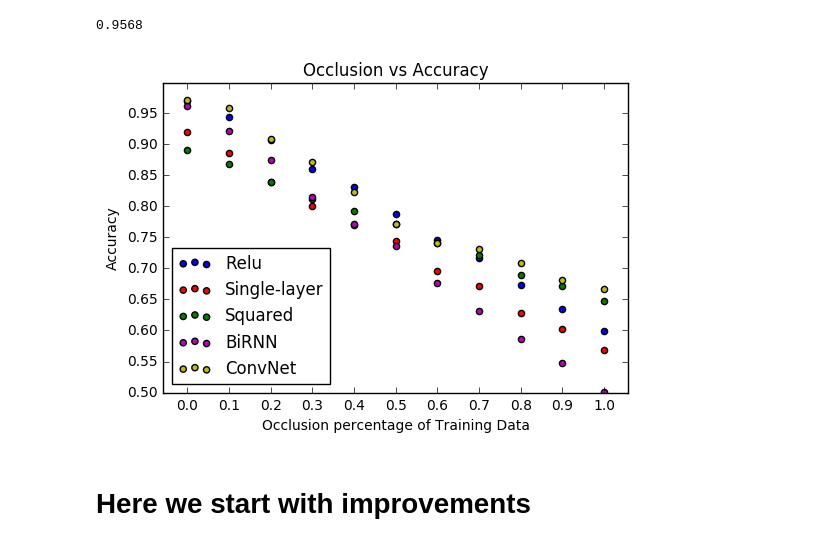
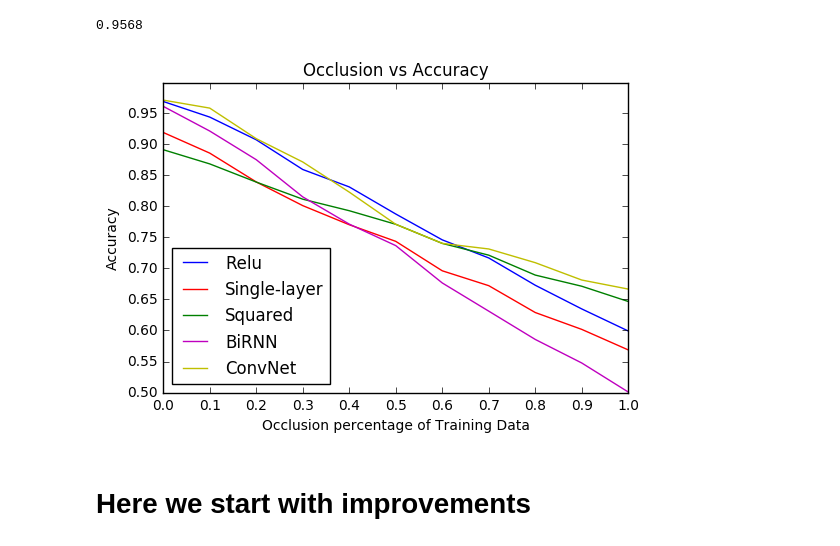
Before and after one commit to VincentRoest/capstone, a Jupyter notebook: Image_manipulation.ipynb, the cells around one changed output. Drawn from its saved outputs; the diff is of its cells as text; code cells hidden in the pictures.

```diff
--- a/Image_manipulation.ipynb
+++ b/Image_manipulation.ipynb
@@ -507,21 +605,21 @@ accuracies_occ_conv = [(0.0, 0.99160001), (0.10000000000000001, 0.95870003), (0.
 # %%
 plt.title('Occlusion vs Accuracy')
 plt.xlabel('Occlusion percentage of Training Data')
 plt.ylabel('Accuracy')
 plt.xticks(sorted(occ_percs))
 plt.legend(loc=3)
 plt.ylim([0.5,1])
 plt.yticks(np.arange(0.5, 1, 0.05))
-plt.scatter(*zip(*accuracies_occ_relu), c='b', label='Relu') # or plot for line
-plt.scatter(*zip(*accuracies_occ_one), c='r', label='Single-layer') # or plot for line
-plt.scatter(*zip(*accuracies_occ_sqr), c='g', label='Squared') # or plot for line
-plt.scatter(*zip(*accuracies_occ_birnn), c='m', label='BiRNN') # or plot for line
-plt.scatter(*zip(*accuracies_occ_conv), c='y', label='ConvNet') # or plot for line
+plt.plot(*zip(*accuracies_occ_relu), c='b', label='Relu') # or plot for line
+plt.plot(*zip(*accuracies_occ_one), c='r', label='Single-layer') # or plot for line
+plt.plot(*zip(*accuracies_occ_sqr), c='g', label='Squared') # or plot for line
+plt.plot(*zip(*accuracies_occ_birnn), c='m', label='BiRNN') # or plot for line
+plt.plot(*zip(*accuracies_occ_conv), c='y', label='ConvNet') # or plot for line
 plt.legend(loc=3)
 plt.savefig('occlusion_all.png')
 plt.show()
 # %% [output]
-[figure, old version]
+[figure, new version]
 # %% [markdown]
 # Here we start with improvements
 # %% [markdown]
```
Also changed, not shown: parts of 37 cells of this notebook, 1 other file.
